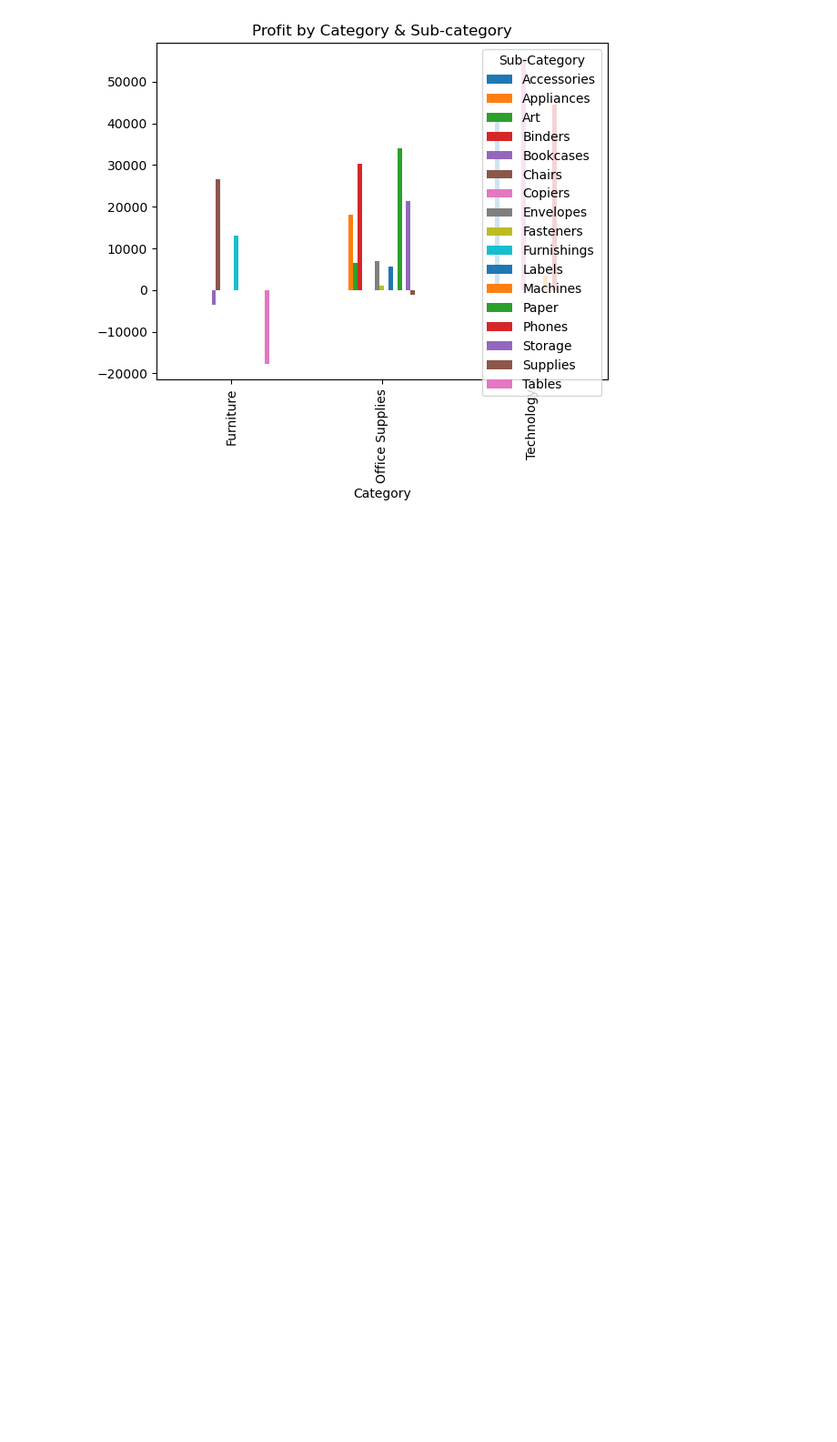
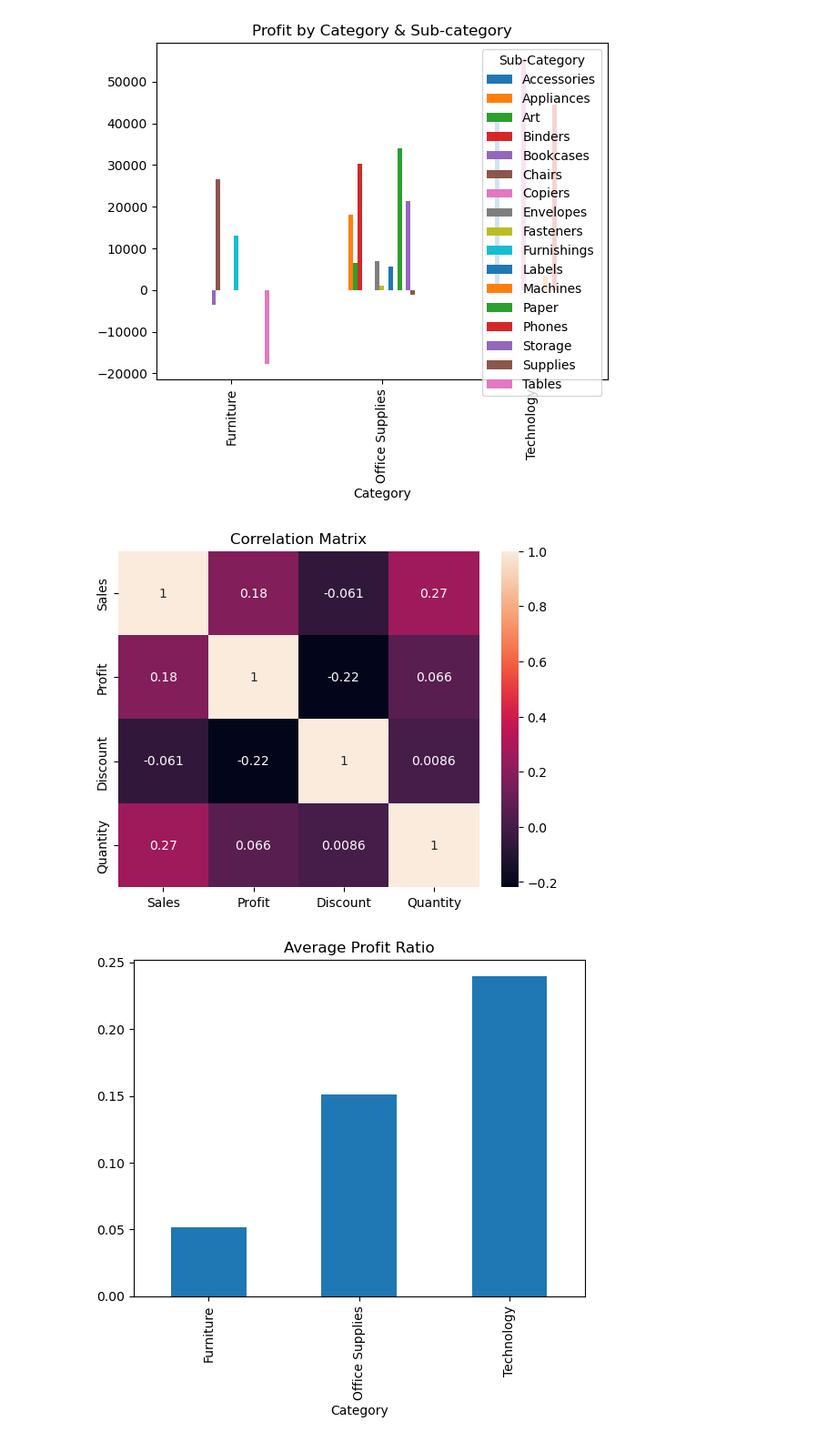
Before and after one commit to om1dev/Sales_Optimization, a Jupyter notebook: notebooks/data_insights.ipynb, the cells around one changed output. Shown at 91% size. Cells and saved outputs as stored; diff of their text form; code cells hidden in the pictures; blank space fills up the shorter version.

```diff
--- a/notebooks/data_insights.ipynb
+++ b/notebooks/data_insights.ipynb
@@ -261,3 +261,31 @@ plt.show()
 [figure]
 [figure]
 [figure]
+# %%
+# -------------------------------
+# 12. ADVANCED ANALYSIS
+# -------------------------------
+
+# Correlation
+sns.heatmap(df[['Sales','Profit','Discount','Quantity']].corr(), annot=True)
+plt.title("Correlation Matrix")
+plt.show()
+
+# Profit Ratio
+df['Profit Ratio'] = df['Profit'] / df['Sales']
+
+df.groupby('Category')['Profit Ratio'].mean().plot(kind='bar')
+plt.title("Average Profit Ratio")
+plt.show()
+
+# Monthly Trend (FIXED)
+monthly = df.resample('ME', on='Order Date')['Profit'].sum()
+
+monthly.plot()
+plt.title("Monthly Profit Trend")
+plt.xlabel("Date")
+plt.ylabel("Profit")
+plt.show()
+# %% [output]
+[figure, added]
+[figure, added]
```
Also changed, not shown: parts of 8 cells of this notebook, 2 other files.
